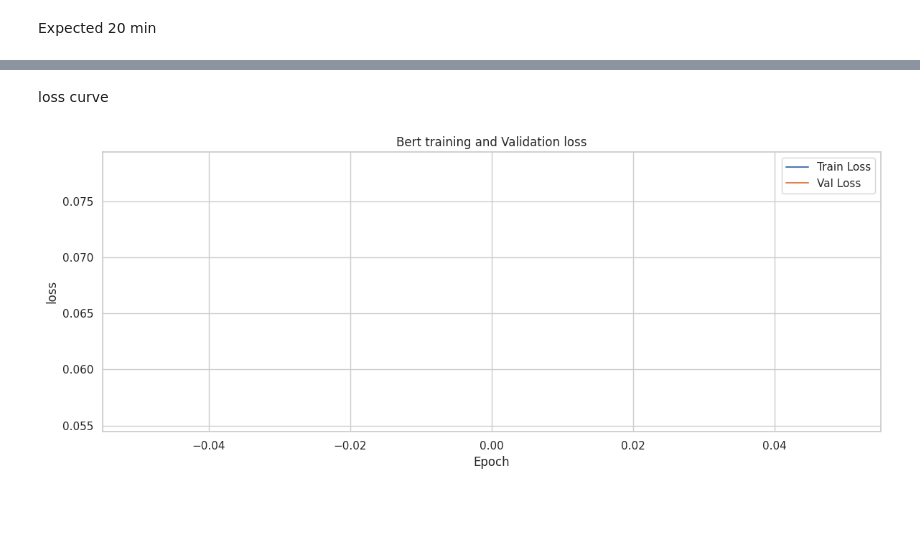
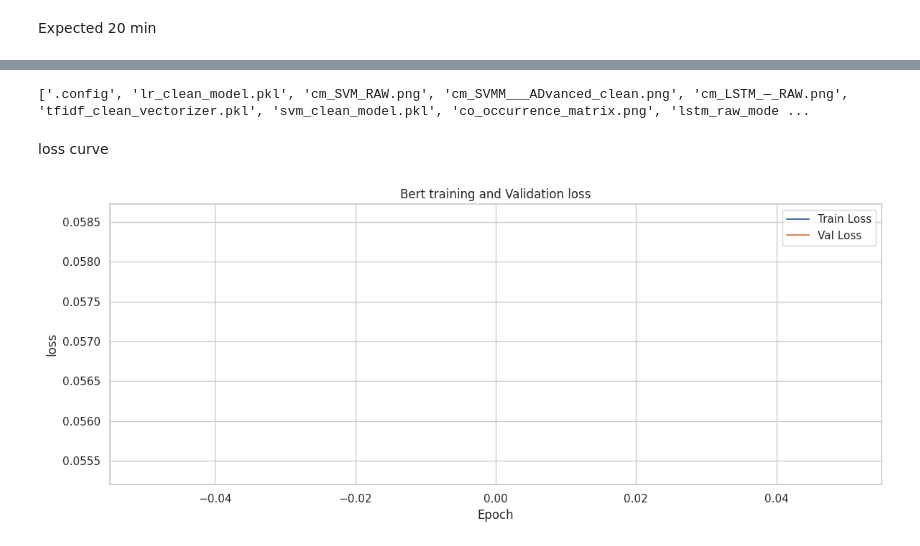
Before and after one commit to tanishataranoon/MY_ML_project, a Jupyter notebook: toxic_text_classification_comparison_.ipynb, the cells around one changed output, grey strips where cells are left out. Cells and saved outputs as stored; diff of their text form; code cells hidden in the pictures; blank space fills up the shorter version.

```diff
--- a/toxic_text_classification_comparison_.ipynb
+++ b/toxic_text_classification_comparison_.ipynb
@@ -1086,3 +1128,6 @@ Train time: 10.9s
+# %%
+with open('svm_raw_model.pkl', 'rb') as f:
+    loaded_model = pickle.load(f)
 # %%
 evaluate('TF-IDF + SVM (raw)', y_test.values, y_pred_svm_raw, train_t, infer_t)
 # %% [output]
@@ -1150,4 +1195,11 @@ Comment: Amazing work
 Prediction: Non-toxic
 # %% [markdown]
 **Advanced clean version**
+# %%
+svm_clean= OneVsRestClassifier(LinearSVC(max_iter=2000, C=1.0, random_state=RANDOM_SEED))
+
+t0= time.time()
+svm_clean.fit(X_train_tfidf_clean, y_train)
+with open('svm_clean_model.pkl', 'wb') as f:
+    pickle.dump(svm_clean, f)
 # %%
@@ -1166,3 +1214,6 @@ Train time: 4.2s
+# %%
+with open('svm_clean_model.pkl', 'rb') as f:
+    loaded_model = pickle.load(f)
 # %%
 evaluate('TF-IDF + SVM (advanced)', y_test.values, y_pred_svm_clean, train_t, infer_t)
 # %% [output]
@@ -1590,5 +1658,7 @@ bert_val_losses = []
 # %%
 best_val_loss = float('inf')
+bert_train_losses = []
+bert_val_losses = []
 
 for epoch in range(BERT_EPOCHS):
 
@@ -1629,6 +1699,8 @@ for epoch in range(BERT_EPOCHS):
             bert_model.state_dict(),
             'best_bert.pt'
         )
+    bert_train_losses.append(train_loss)
+    bert_val_losses.append(val_loss)
 
 print("Training complete.")
 # %% [output]
@@ -1636,13 +1708,18 @@ Epoch 1/1 | Train Loss: 0.0782 | Val Loss: 0.0556 | Val F1: 0.4245 | Time: 1216s
 Training complete.
+# %%
+import os
+print(os.listdir())
+# %% [output]
+['.config', 'lr_clean_model.pkl', 'cm_SVM_RAW.png', 'cm_SVMM___ADvanced_clean.png', 'cm_LSTM_—_RAW.png', 'tfidf_clean_vectorizer.pkl', 'svm_clean_model.pkl', 'co_occurrence_matrix.png', 'lstm_raw_mode ...
 # %% [markdown]
 loss curve
 # %%
-plt.plot(train_loss, label='Train Loss')
-plt.plot(val_loss, label='Val Loss')
+plt.plot(bert_train_losses, label='Train Loss')
+plt.plot(bert_val_losses, label='Val Loss')
 plt.title('Bert training and Validation loss')
 plt.xlabel('Epoch'); plt.ylabel('loss'); plt.legend()
 plt.tight_layout()
 plt.savefig('bert_loss_curve.png', dpi=150, bbox_inches='tight')
 plt.show()
 # %% [output]
-[figure, old version]
+[figure, new version]
```
Also changed, not shown: parts of 48 cells of this notebook.
